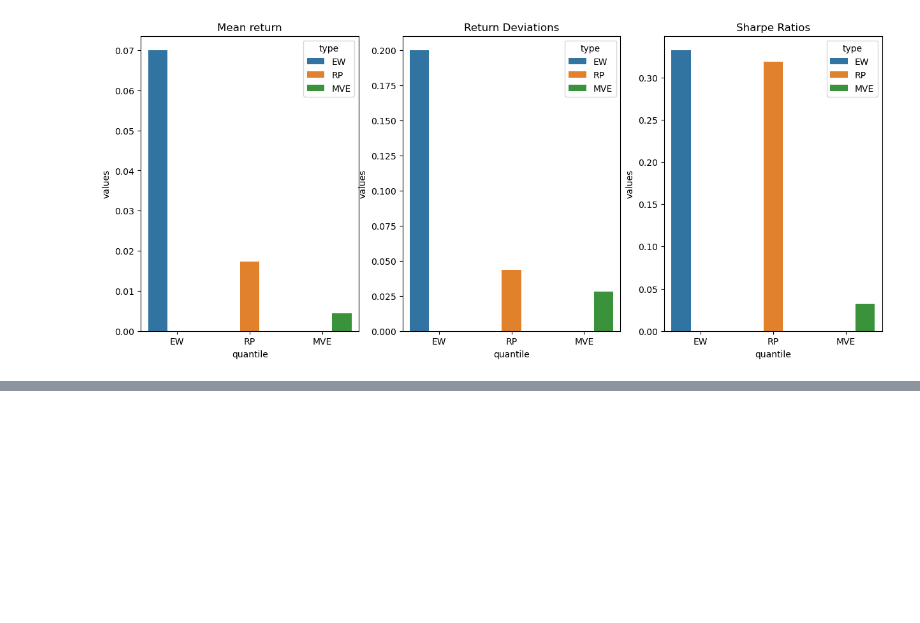
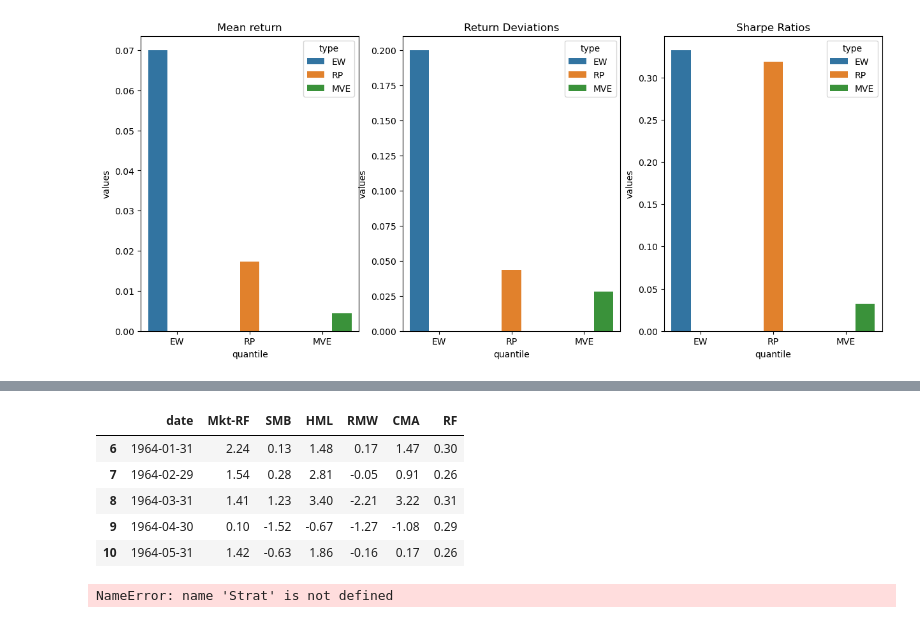
Before and after one commit to yassinuaimee/Investments-Advanced-Portfolio-Optimization-and-Risk-Factor-Analysis, a Jupyter notebook: merged.ipynb, the cells around one changed output, grey strips where cells are left out. Saved outputs shown, nothing was run; the diff lists cells and outputs as text; code cells hidden in the pictures; blank space fills up the shorter version.

```diff
--- a/merged.ipynb
+++ b/merged.ipynb
@@ -592,0 +607,4 @@ plt.show()
+# %%
+# Define the date range
+start_date = '1964-01-01'
+end_date = '2023-12-31'
@@ -592,0 +654,41 @@ plt.show()
+# %%
+
+# Filter the data to include only the dates within the specified range
+FF5 = FF5[(FF5['date'] >= start_date) & (FF5['date'] <= end_date)]
+# Display the first few rows of the filtered data
+FF5.head()
+# %% [output]
+|  | date | Mkt-RF | SMB | HML | RMW | CMA | RF |
+| 6 | 1964-01-31 | 2.24 | 0.13 | 1.48 | 0.17 | 1.47 | 0.30 |
+| 7 | 1964-02-29 | 1.54 | 0.28 | 2.81 | -0.05 | 0.91 | 0.26 |
+| 8 | 1964-03-31 | 1.41 | 1.23 | 3.40 | -2.21 | 3.22 | 0.31 |
+| 9 | 1964-04-30 | 0.10 | -1.52 | -0.67 | -1.27 | -1.08 | 0.29 |
+| 10 | 1964-05-31 | 1.42 | -0.63 | 1.86 | -0.16 | 0.17 | 0.26 |
+# %%
+Industries =['NoDur',
+ 'Durbl',
+ 'Manuf',
+ 'Enrgy',
+ 'Chems',
+ 'BusEq',
+ 'Telcm',
+ 'Utils',
+ 'Shops',
+ 'Hlth',
+ 'Money',
+ 'Other']
+Fama_French = ['Mkt-RF','SMB','HML','RMW','CMA']
+# Merge
+tmp = pd.merge(Strat,Indus[['date']+Industries].drop_duplicates(), on='date',how='left')
+tmp['const'] = 1
+tmp.merge(FF5, on='date', how='left')
+tmp = tmp.dropna()
+
+
+# Industry Exposure
+import statsmodels.api as sm
+RegOLS = sm.OLS(tmp['ret_rp'], tmp[['const']+Industries+Fama_French]).fit()
+print(pd.concat([RegOLS.params,RegOLS.tvalues], axis=1))
+print(RegOLS.rsquared)
+# %% [output]
+NameError: name 'Strat' is not defined
```
Also changed, not shown: parts of 13 cells of this notebook.
